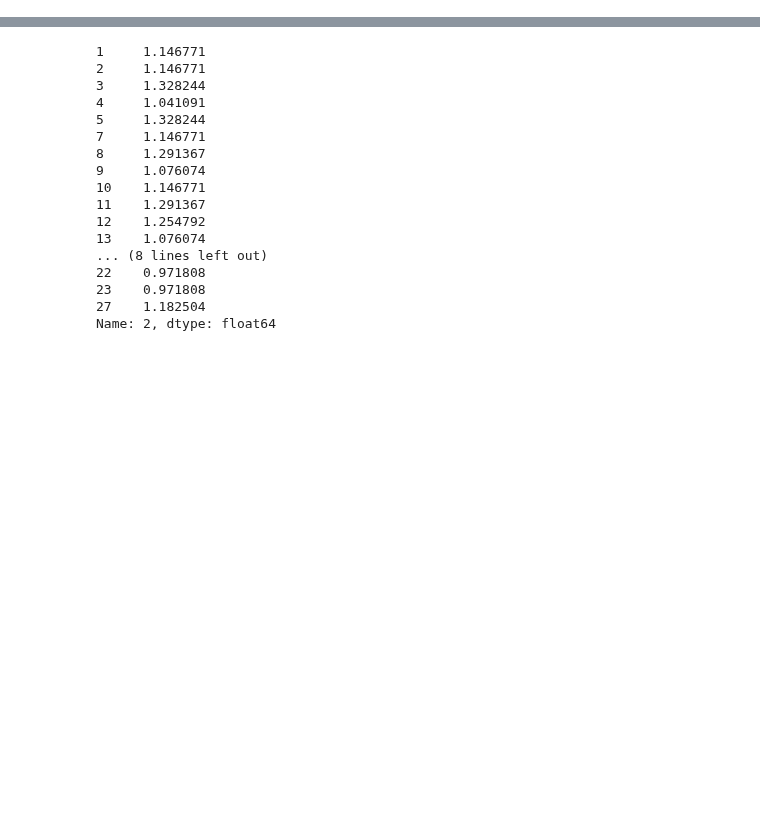
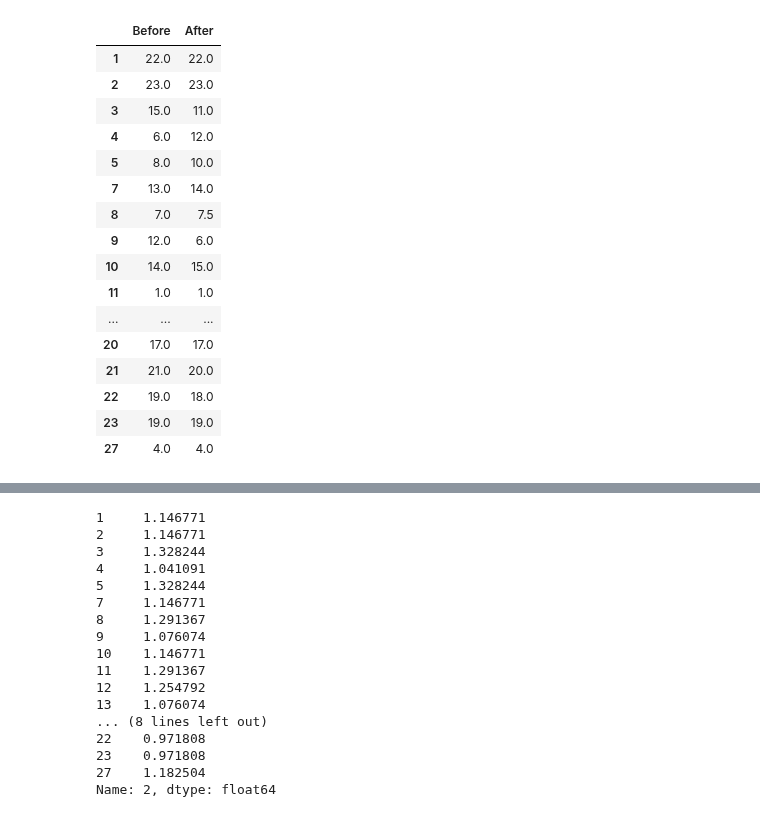
Before and after one commit to Cookize/PMR_Scoring, a Jupyter notebook: src/main.ipynb, the cells around one changed output, grey strips where cells are left out. Saved outputs shown, nothing was run; the diff lists cells and outputs as text; code cells hidden in the pictures; blank space fills up the shorter version.

```diff
--- a/src/main.ipynb
+++ b/src/main.ipynb
@@ -93,0 +116,20 @@ score_df_lite.T.corr()
+# %%
+pd.DataFrame({"Before":score_mean.rank(ascending=False), "After":score_final.rank(ascending=False)})
+# %% [output]
+|  | Before | After |
+| 1 | 22.0 | 22.0 |
+| 2 | 23.0 | 23.0 |
+| 3 | 15.0 | 11.0 |
+| 4 | 6.0 | 12.0 |
+| 5 | 8.0 | 10.0 |
+| 7 | 13.0 | 14.0 |
+| 8 | 7.0 | 7.5 |
+| 9 | 12.0 | 6.0 |
+| 10 | 14.0 | 15.0 |
+| 11 | 1.0 | 1.0 |
+| ... | ... | ... |
+| 20 | 17.0 | 17.0 |
+| 21 | 21.0 | 20.0 |
+| 22 | 19.0 | 18.0 |
+| 23 | 19.0 | 19.0 |
+| 27 | 4.0 | 4.0 |
```
Also changed, not shown: parts of 10 cells of this notebook, 1 other file.
